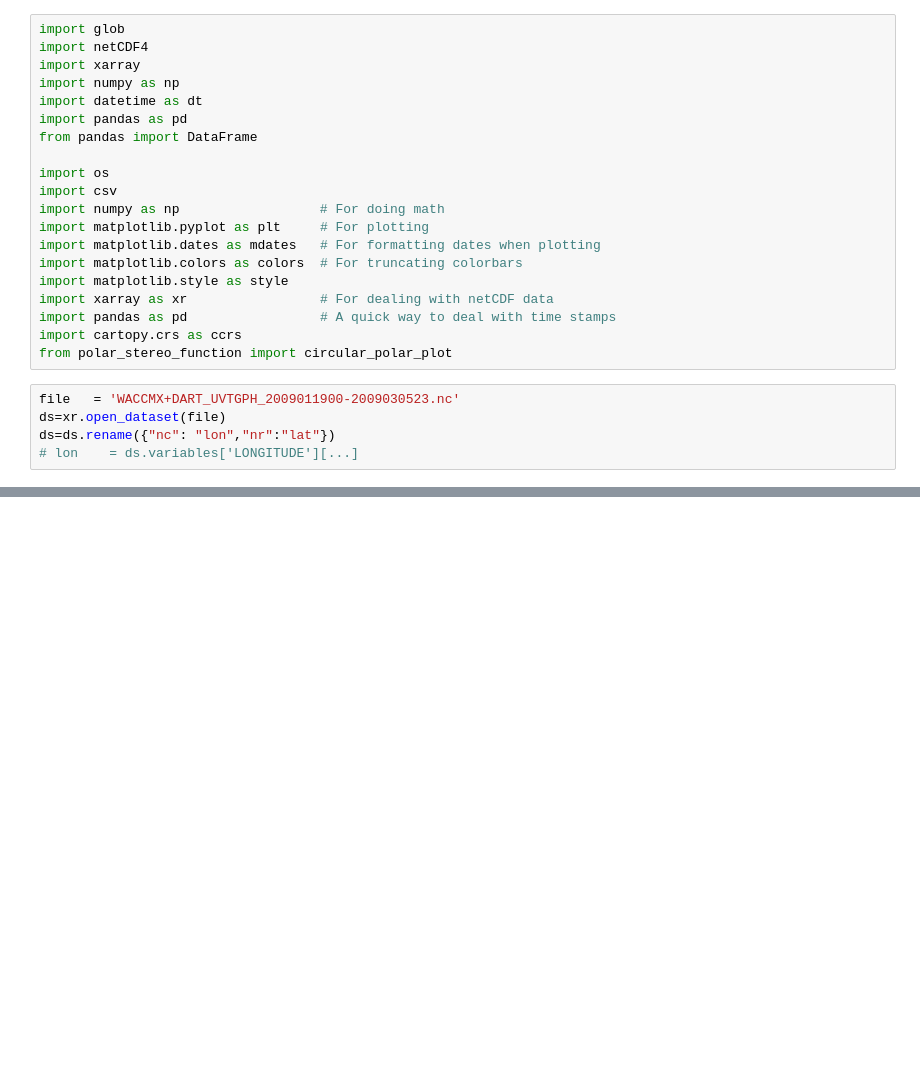
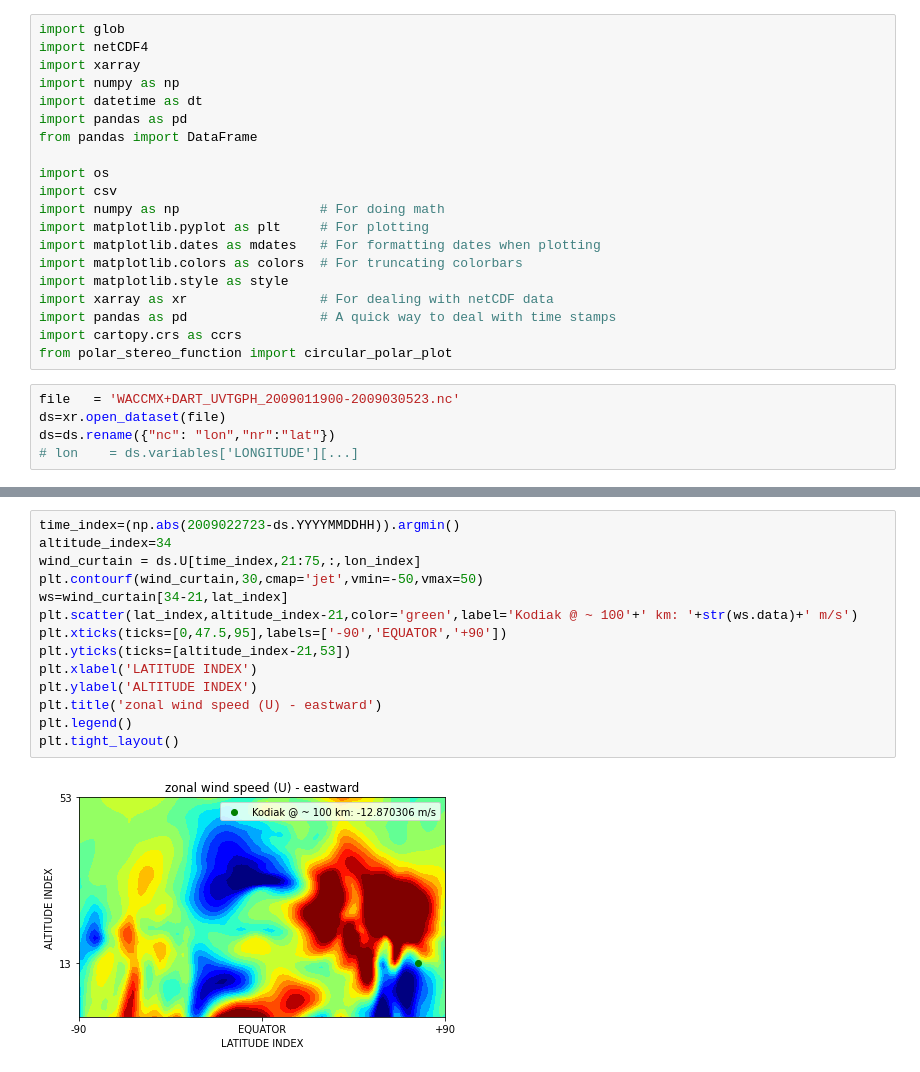
Before and after one commit to 7AlonsoRaikiri7/SummerREU, a Jupyter notebook: WACCMX+DART_UVTGPH_2009011900-2009030523.ipynb, the cells around one changed output, grey strips where cells are left out. Saved outputs shown, nothing was run; the diff lists cells and outputs as text; blank space fills up the shorter version.

```diff
--- a/WACCMX+DART_UVTGPH_2009011900-2009030523.ipynb
+++ b/WACCMX+DART_UVTGPH_2009011900-2009030523.ipynb
@@ -113,0 +93,16 @@ array(61.57895, dtype=float32)
+# %%
+time_index=(np.abs(2009022723-ds.YYYYMMDDHH)).argmin()
+altitude_index=34
+wind_curtain = ds.U[time_index,21:75,:,lon_index]
+plt.contourf(wind_curtain,30,cmap='jet',vmin=-50,vmax=50)
+ws=wind_curtain[34-21,lat_index]
+plt.scatter(lat_index,altitude_index-21,color='green',label='Kodiak @ ~ 100'+' km: '+str(ws.data)+' m/s')
+plt.xticks(ticks=[0,47.5,95],labels=['-90','EQUATOR','+90'])
+plt.yticks(ticks=[altitude_index-21,53])
+plt.xlabel('LATITUDE INDEX')
+plt.ylabel('ALTITUDE INDEX')
+plt.title('zonal wind speed (U) - eastward')
+plt.legend()
+plt.tight_layout()
+# %% [output]
+[figure, added]
```
Also changed, not shown: parts of 11 cells of this notebook.
